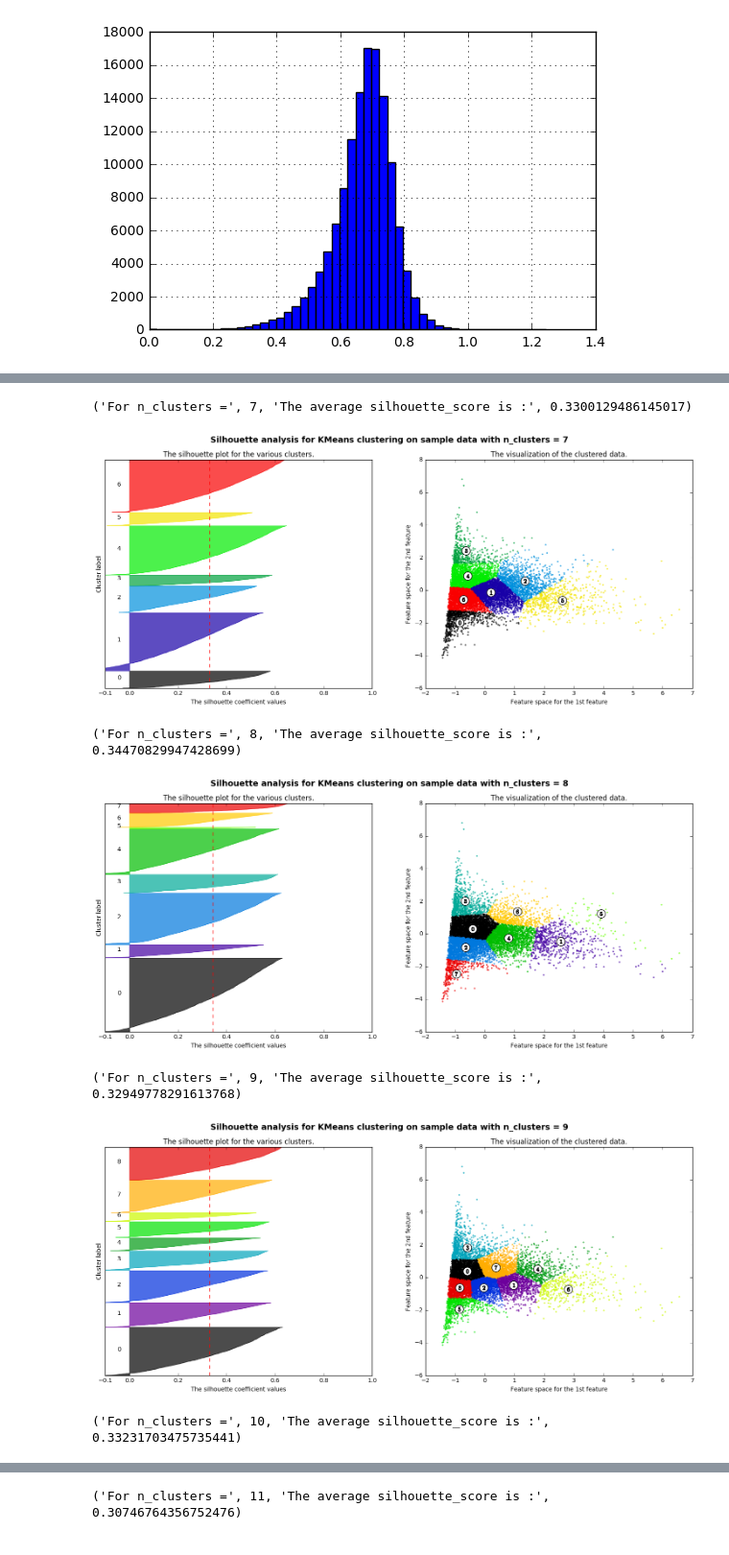
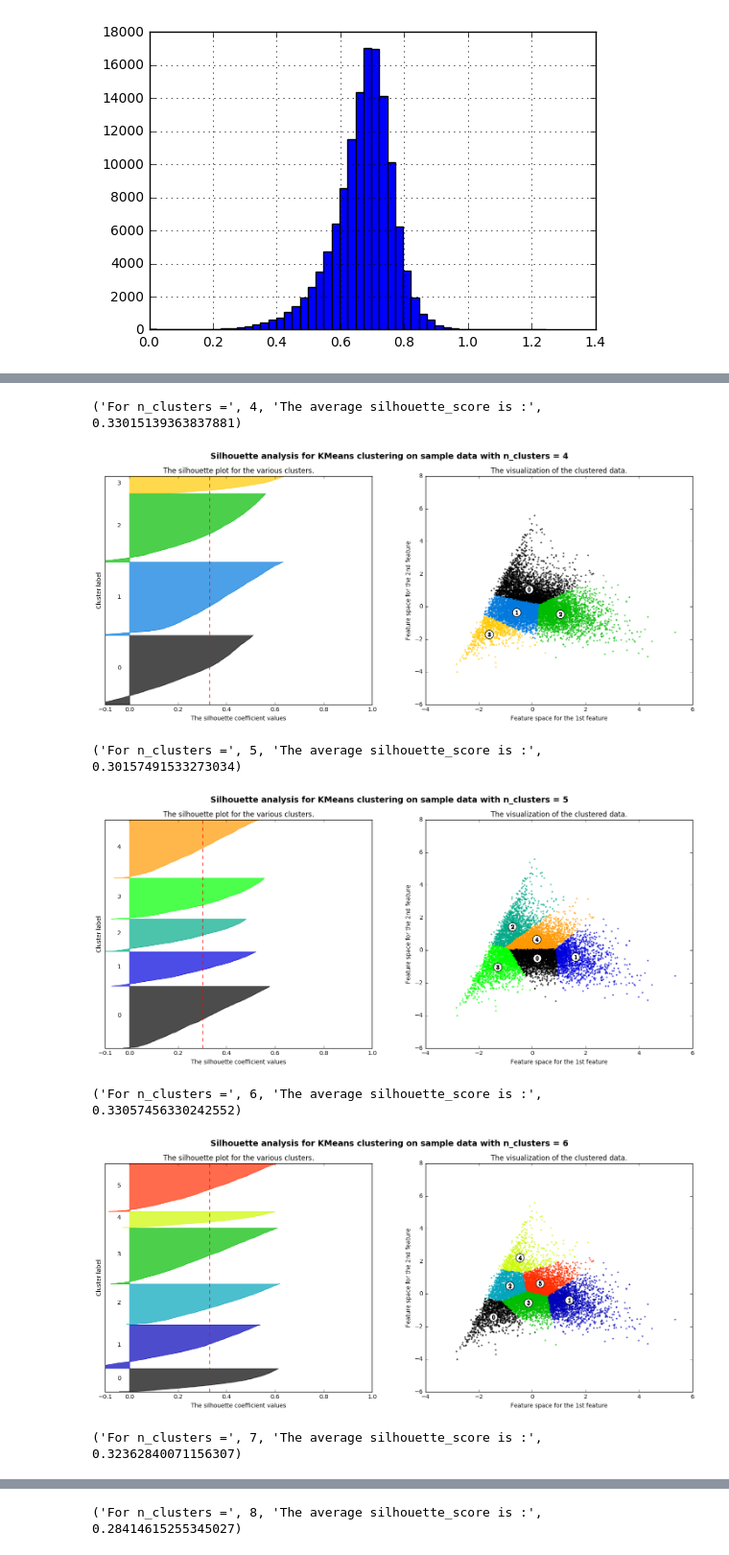
Before and after one commit to hernamesbarbara/r6stats, a Jupyter notebook: notebooks/Play Styles.ipynb, the cells around one changed output, grey strips where cells are left out. Shown at 96% size. Cells and saved outputs as stored; diff of their text form; code cells hidden in the pictures.

Commit message:
gameplay

```diff
--- a/notebooks/Play Styles.ipynb
+++ b/notebooks/Play Styles.ipynb
@@ -107,13 +97,13 @@ from sklearn.cluster import KMeans, MiniBatchKMeans
 from sklearn import preprocessing
 from sklearn.preprocessing import MinMaxScaler, StandardScaler
 # %%
-scaler = MinMaxScaler(feature_range=(-1,1), copy=True).fit(df)
-# scaler = StandardScaler(copy=True).fit(df)
+scaler = MinMaxScaler(feature_range=(-1,1), copy=True).fit(df_gameplay)
+# scaler = StandardScaler(copy=True).fit(df_gameplay)
 
-X_scaled = pd.DataFrame(scaler.transform(df), index=df.index, columns=df.columns)
+X_scaled = pd.DataFrame(scaler.transform(df_gameplay), index=df_gameplay.index, columns=df_gameplay.columns)
 
 reducer = pca.PCA(n_components=2, whiten=True).fit(X_scaled)
-X_pca = pd.DataFrame(reducer.transform(X_scaled), index=df.index, columns=['pca1', 'pca2'])
+X_pca = pd.DataFrame(reducer.transform(X_scaled), index=X_scaled.index, columns=['pca1', 'pca2'])
 X_pca.head()
 # %% [output]
 |  | pca1 | pca2 |
@@ -137,7 +127,7 @@ array([[-1.15121987, -2.42155299],
 from sklearn.metrics import silhouette_samples, silhouette_score
 import matplotlib.cm as cm
 # %%
-range_n_clusters = range(7, 13)
+range_n_clusters = range(4, 11)
 
 for n_clusters in range_n_clusters:
     # Create a subplot with 1 row and 2 columns
@@ -200,37 +190,37 @@ for n_clusters in range_n_clusters:
     # The vertical line for average silhouette score of all the values
     ax1.axvline(x=silhouette_avg, color="red", linestyle="--")
 
     ax1.set_yticks([])  # Clear the yaxis labels / ticks
     ax1.set_xticks([-0.1, 0, 0.2, 0.4, 0.6, 0.8, 1])
 
     # 2nd Plot showing the actual clusters formed
     colors = cm.spectral(cluster_labels.astype(float) / n_clusters)
     ax2.scatter(X[:, 0], X[:, 1], marker='.', s=30, lw=0, alpha=0.7,
                 c=colors)
 
     # Labeling the clusters
     centers = clusterer.cluster_centers_
     # Draw white circles at cluster centers
     ax2.scatter(centers[:, 0], centers[:, 1],
                 marker='o', c="white", alpha=1, s=200)
 
     for i, c in enumerate(centers):
         ax2.scatter(c[0], c[1], marker='$%d$' % i, alpha=1, s=50)
 
     ax2.set_title("The visualization of the clustered data.")
     ax2.set_xlabel("Feature space for the 1st feature")
     ax2.set_ylabel("Feature space for the 2nd feature")
 
     plt.suptitle(("Silhouette analysis for KMeans clustering on sample data "
                   "with n_clusters = %d" % n_clusters),
                  fontsize=14, fontweight='bold')
 
     plt.show()
 # %% [output]
-('For n_clusters =', 7, 'The average silhouette_score is :', 0.3300129486145017)
+('For n_clusters =', 4, 'The average silhouette_score is :', 0.33015139363837881)
-[figure, old version]
+[figure, new version]
-('For n_clusters =', 8, 'The average silhouette_score is :', 0.34470829947428699)
+('For n_clusters =', 5, 'The average silhouette_score is :', 0.30157491533273034)
-[figure, old version]
+[figure, new version]
-('For n_clusters =', 9, 'The average silhouette_score is :', 0.32949778291613768)
+('For n_clusters =', 6, 'The average silhouette_score is :', 0.33057456330242552)
-[figure, old version]
+[figure, new version]
-('For n_clusters =', 10, 'The average silhouette_score is :', 0.33231703475735441)
+('For n_clusters =', 7, 'The average silhouette_score is :', 0.32362840071156307)
@@ -238 +228 @@ for n_clusters in range_n_clusters:
-('For n_clusters =', 11, 'The average silhouette_score is :', 0.30746764356752476)
+('For n_clusters =', 8, 'The average silhouette_score is :', 0.28414615255345027)
```
Also changed, not shown: parts of 6 cells of this notebook.
